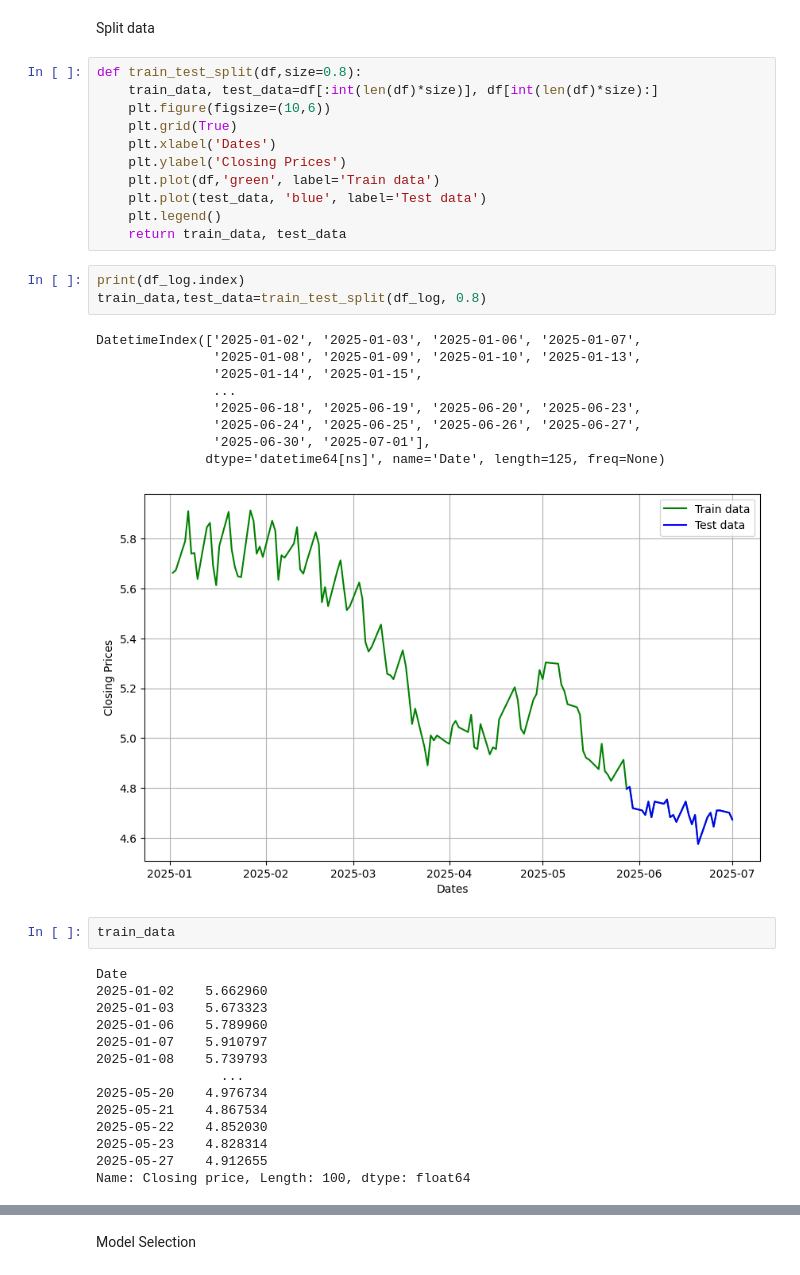
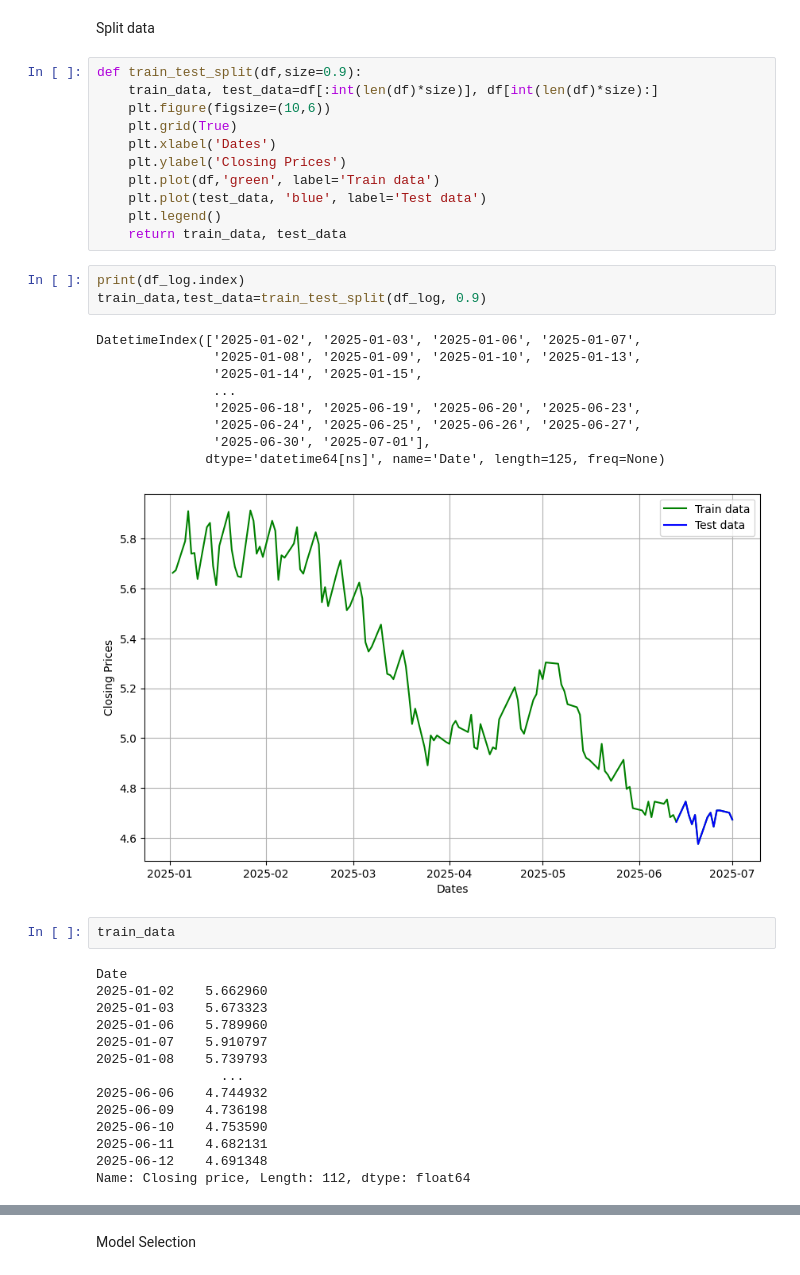
Before and after one commit to UoB-DSMP-2023-24/dsmp-2024-group22, a Jupyter notebook: K-line chart/ARIMA-OHLC.ipynb, the cells around one changed output, grey strips where cells are left out. Saved outputs shown, nothing was run; the diff lists cells and outputs as text.

```diff
--- a/K-line chart/ARIMA-OHLC.ipynb
+++ b/K-line chart/ARIMA-OHLC.ipynb
@@ -138,7 +131,7 @@ plot_pacf(df_diff,lags=n_lags)
 # %% [markdown]
 Split data
 # %%
-def train_test_split(df,size=0.8):
+def train_test_split(df,size=0.9):
     train_data, test_data=df[:int(len(df)*size)], df[int(len(df)*size):]
     plt.figure(figsize=(10,6))
     plt.grid(True)
@@ -150,17 +143,17 @@ def train_test_split(df,size=0.8):
     return train_data, test_data
 # %%
 print(df_log.index)
-train_data,test_data=train_test_split(df_log, 0.8)
+train_data,test_data=train_test_split(df_log, 0.9)
 # %% [output]
 DatetimeIndex(['2025-01-02', '2025-01-03', '2025-01-06', '2025-01-07',
                '2025-01-08', '2025-01-09', '2025-01-10', '2025-01-13',
                '2025-01-14', '2025-01-15',
                ...
                '2025-06-18', '2025-06-19', '2025-06-20', '2025-06-23',
                '2025-06-24', '2025-06-25', '2025-06-26', '2025-06-27',
                '2025-06-30', '2025-07-01'],
               dtype='datetime64[ns]', name='Date', length=125, freq=None)
-[figure, old version]
+[figure, new version]
 # %%
 train_data
 # %% [output]
@@ -171,12 +164,12 @@ Date
 2025-01-07    5.910797
 2025-01-08    5.739793
                 ...
-2025-05-20    4.976734
-2025-05-21    4.867534
-2025-05-22    4.852030
-2025-05-23    4.828314
-2025-05-27    4.912655
-Name: Closing price, Length: 100, dtype: float64
+2025-06-06    4.744932
+2025-06-09    4.736198
+2025-06-10    4.753590
+2025-06-11    4.682131
+2025-06-12    4.691348
+Name: Closing price, Length: 112, dtype: float64
 # %%
 test_data
 # %% [output]
```
Also changed, not shown: parts of 18 cells of this notebook.
